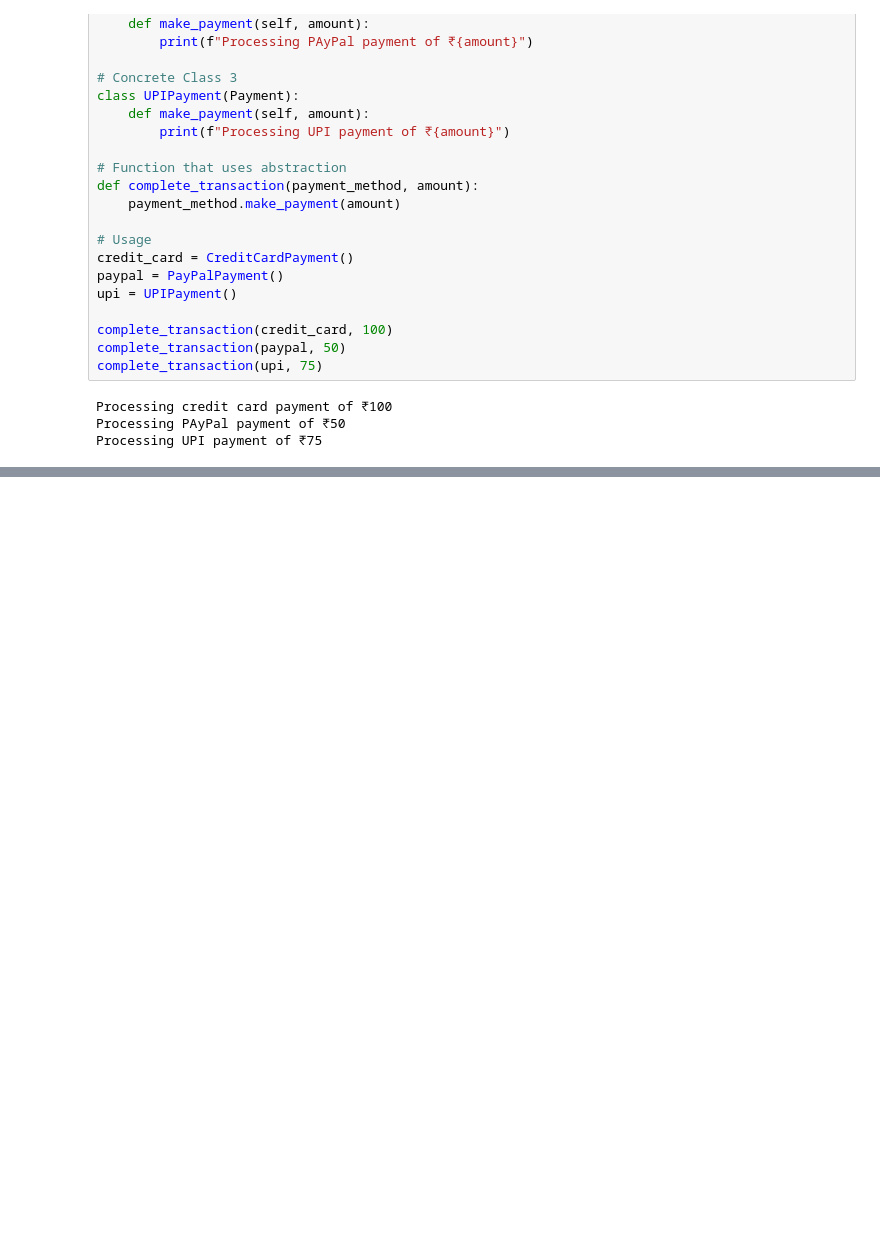
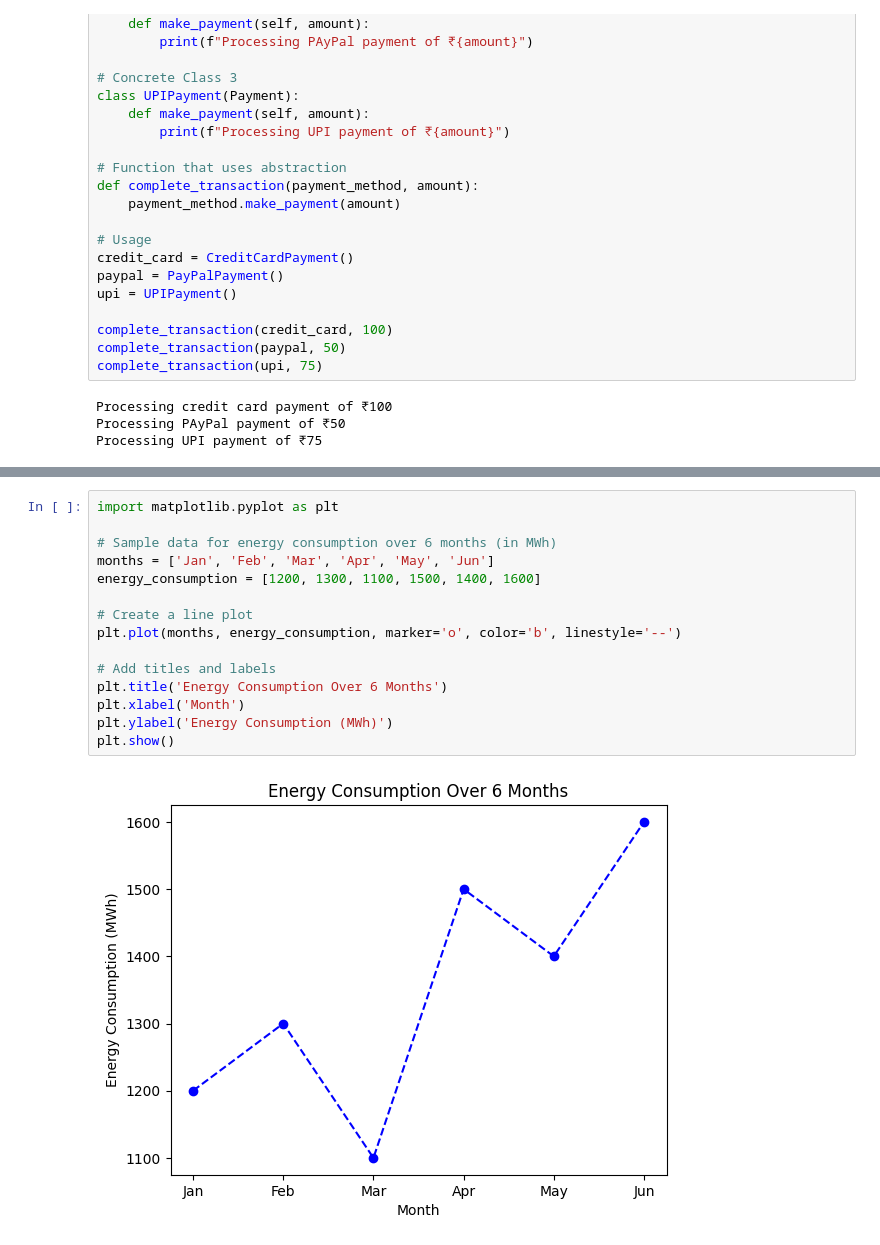
Before and after one commit to DevanshuSawarkar/Advanced_Green_and_AI_Skills_Workshop, a Jupyter notebook: 1_basics_of_python.ipynb, the cells around one changed output, grey strips where cells are left out. Drawn from its saved outputs; the diff is of its cells as text; blank space fills up the shorter version.

```diff
--- a/1_basics_of_python.ipynb
+++ b/1_basics_of_python.ipynb
@@ -800,0 +1023,17 @@ Processing UPI payment of ₹75
+# %%
+import matplotlib.pyplot as plt
+
+# Sample data for energy consumption over 6 months (in MWh)
+months = ['Jan', 'Feb', 'Mar', 'Apr', 'May', 'Jun']
+energy_consumption = [1200, 1300, 1100, 1500, 1400, 1600]
+
+# Create a line plot
+plt.plot(months, energy_consumption, marker='o', color='b', linestyle='--')
+
+# Add titles and labels
+plt.title('Energy Consumption Over 6 Months')
+plt.xlabel('Month')
+plt.ylabel('Energy Consumption (MWh)')
+plt.show()
+# %% [output]
+[figure, added]
```
Also changed, not shown: parts of 20 cells of this notebook.
